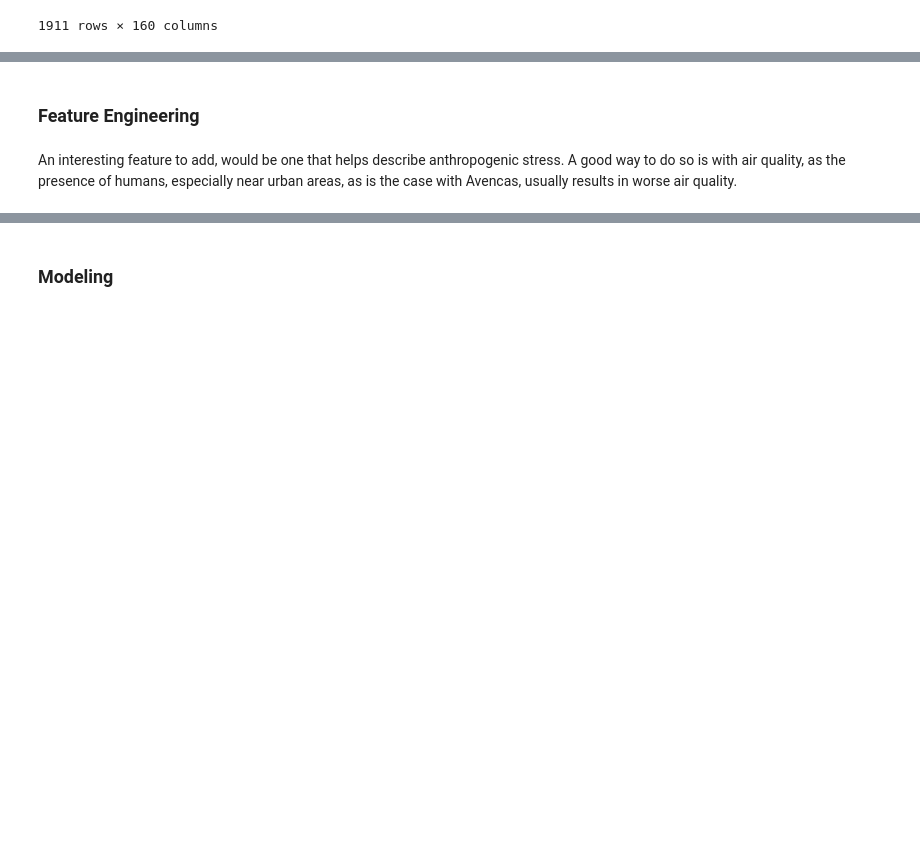
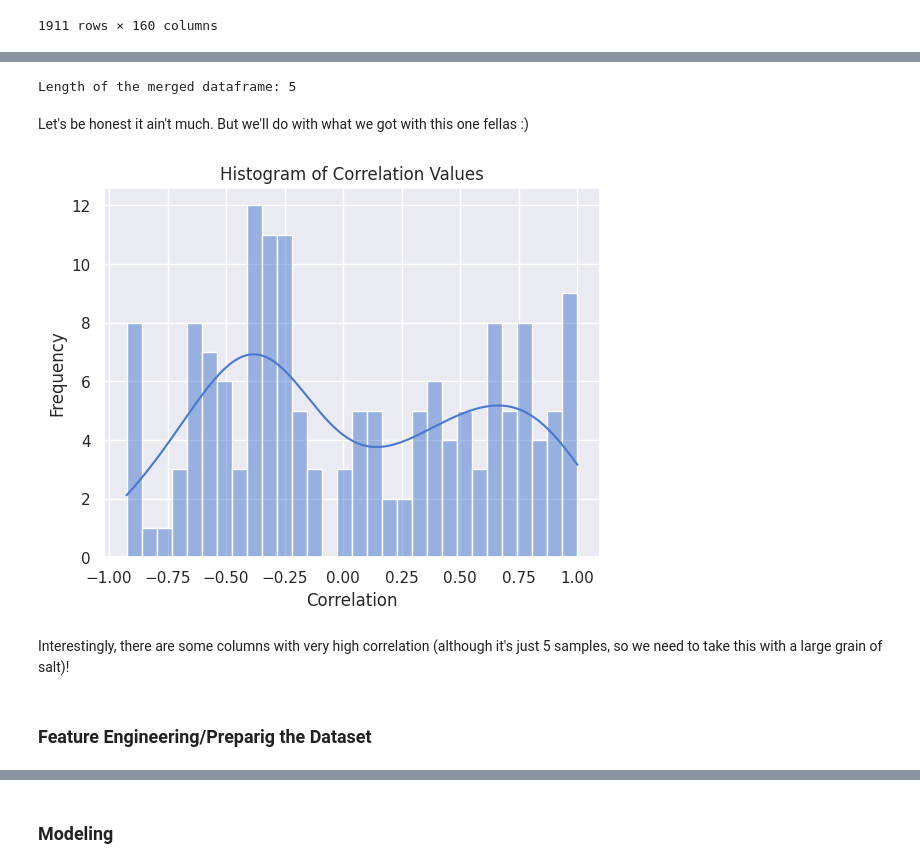
Before and after one commit to duarteoliper/WDL2_2023, a Jupyter notebook: Submission_phase_2_v2.ipynb, the cells around one changed output, grey strips where cells are left out. Saved outputs shown, nothing was run; the diff lists cells and outputs as text; code cells hidden in the pictures; blank space fills up the shorter version.

```diff
--- a/Submission_phase_2_v2.ipynb
+++ b/Submission_phase_2_v2.ipynb
@@ -975,4 +989,32 @@ df
+# %%
+# So that we can make an inner join
+df['DateTimeHfloor'] = df['DateTime'].dt.floor('H')
+# %%
+df_airqual_merge = df.merge(df_airqual_pv, left_on='DateTimeHfloor', right_on='date_local', how='left')
+# Drop rows with missing values
+df_airqual_merge = df_airqual_merge.dropna()
+# %%
+print(f"Length of the merged dataframe: {len(df_airqual_merge)}")
+# %% [output]
+Length of the merged dataframe: 5
+# %% [markdown]
+Let's be honest it ain't much. But we'll do with what we got with this one fellas :)
+# %%
+# Calculate the correlation
+corr = df_airqual_merge.corr()
+
+# Unstack the correlation matrix to get a series of correlation values
+corr_values = corr.unstack().drop_duplicates()
+
+# Plot a seaborn histogram of the correlation values
+sns.histplot(corr_values, bins=30, kde=True)
+plt.title('Histogram of Correlation Values')
+plt.xlabel('Correlation')
+plt.ylabel('Frequency')
+plt.show()
+# %% [output]
+[figure, added]
+# %% [markdown]
+Interestingly, there are some columns with very high correlation (although it's just 5 samples, so we need to take this with a large grain of salt)!
 # %% [markdown]
-### Feature Engineering
+### Feature Engineering/Preparig the Dataset
-# %% [markdown]
-An interesting feature to add, would be one that helps describe anthropogenic stress. A good way to do so is with air quality, as the presence of humans, especially near urban areas, as is the case with Avencas, usually results in worse air quality.
```
Also changed, not shown: parts of 47 cells of this notebook.
